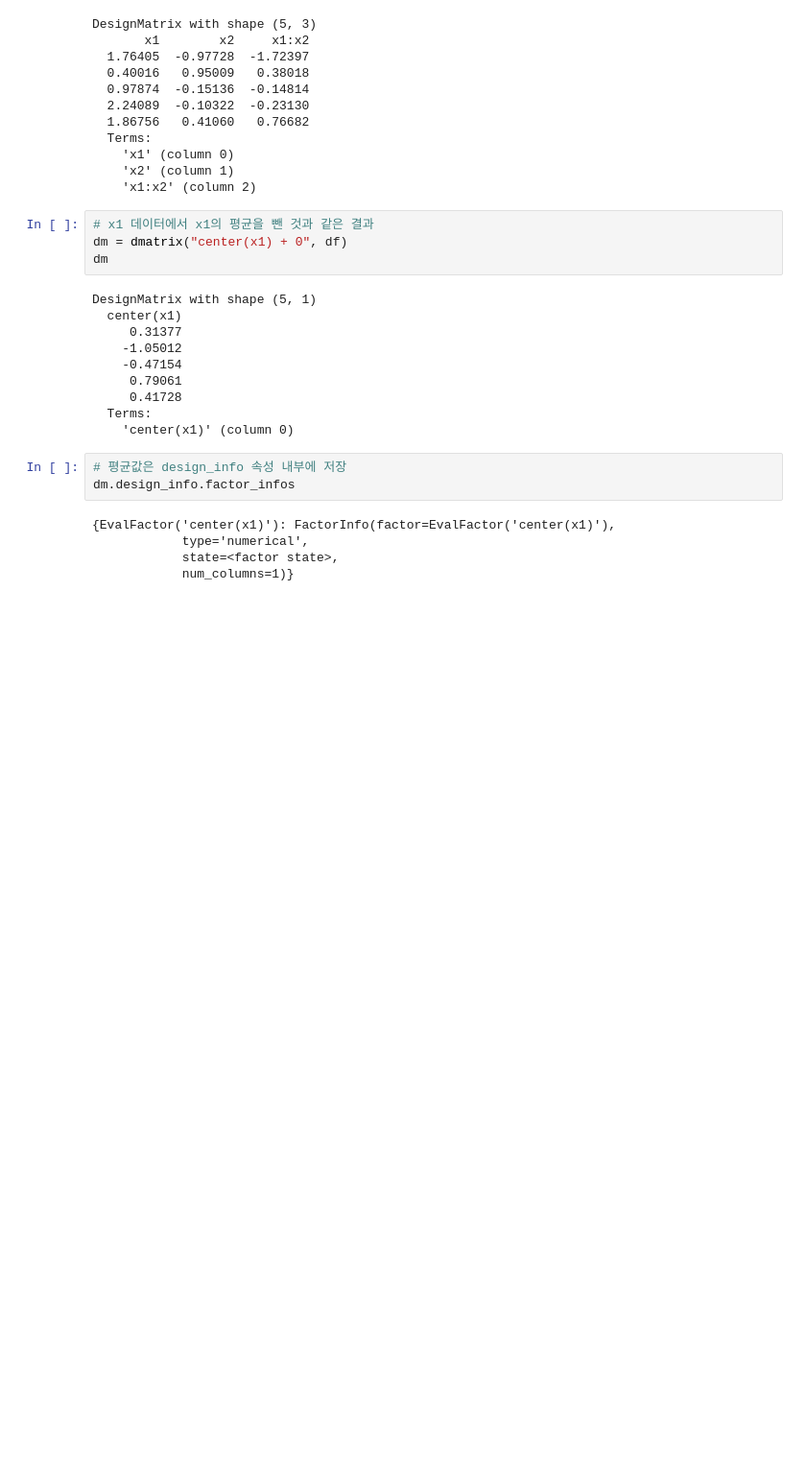
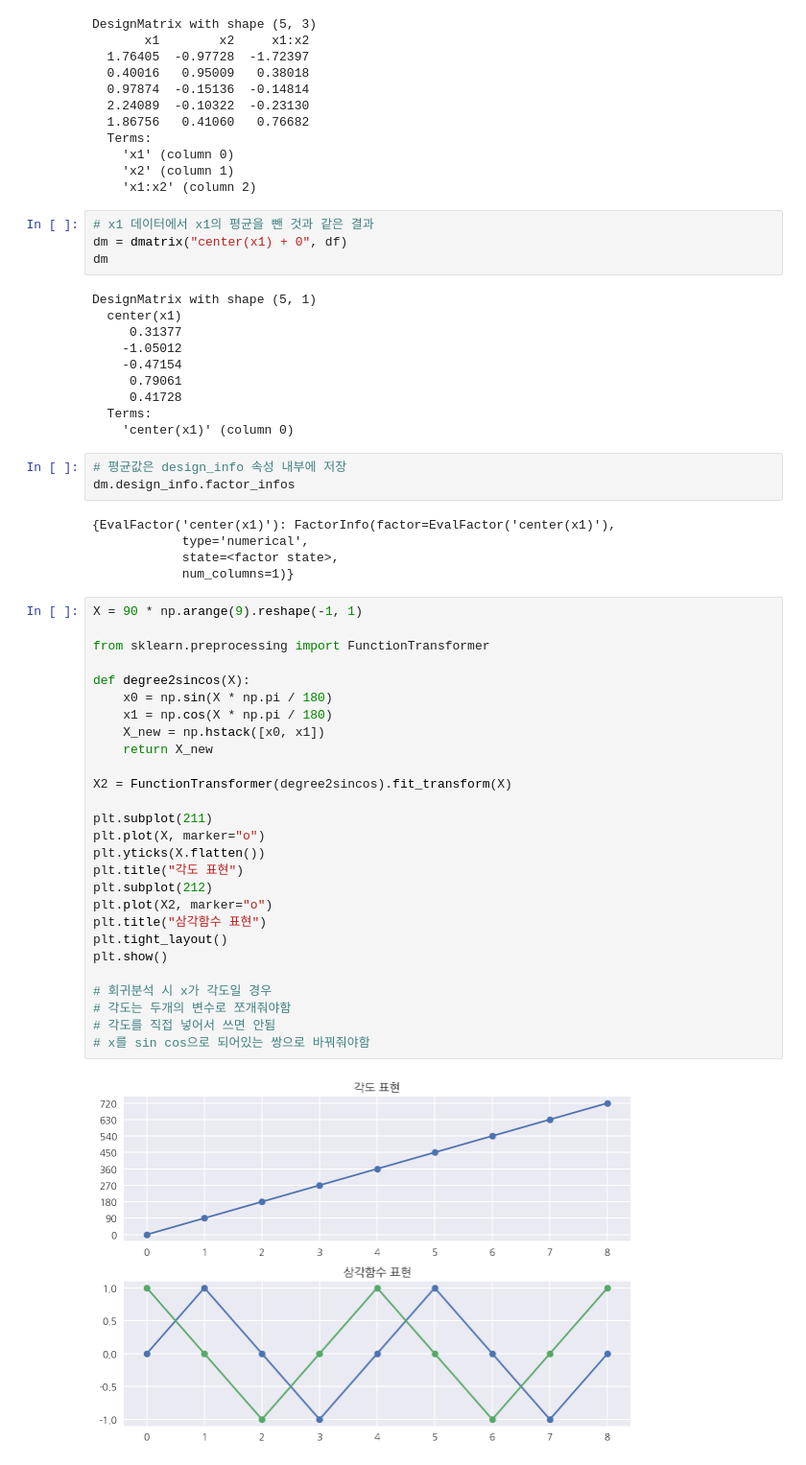
Before and after one commit to whguswls58/TIL, a Jupyter notebook: math/200513_math_14.ipynb, the cells around one changed output. Shown at 96% size. Cells and saved outputs as stored; diff of their text form; blank space fills up the shorter version.

Commit message:
feat:practiced scaling and sklearn preprocessing package

```diff
--- a/math/200513_math_14.ipynb
+++ b/math/200513_math_14.ipynb
@@ -319,3 +319,32 @@ dm.design_info.factor_infos
             type='numerical',
             state=<factor state>,
             num_columns=1)}
+# %%
+X = 90 * np.arange(9).reshape(-1, 1)
+
+from sklearn.preprocessing import FunctionTransformer
+
+def degree2sincos(X):
+    x0 = np.sin(X * np.pi / 180)
+    x1 = np.cos(X * np.pi / 180)
+    X_new = np.hstack([x0, x1])
+    return X_new
+
+X2 = FunctionTransformer(degree2sincos).fit_transform(X)
+
+plt.subplot(211)
+plt.plot(X, marker="o")
+plt.yticks(X.flatten())
+plt.title("각도 표현")
+plt.subplot(212)
+plt.plot(X2, marker="o")
+plt.title("삼각함수 표현")
+plt.tight_layout()
+plt.show()
+
+# 회귀분석 시 x가 각도일 경우
+# 각도는 두개의 변수로 쪼개줘야함
+# 각도를 직접 넣어서 쓰면 안됨
+# x를 sin cos으로 되어있는 쌍으로 바꿔줘야함
+# %% [output]
+[figure, added]
```
